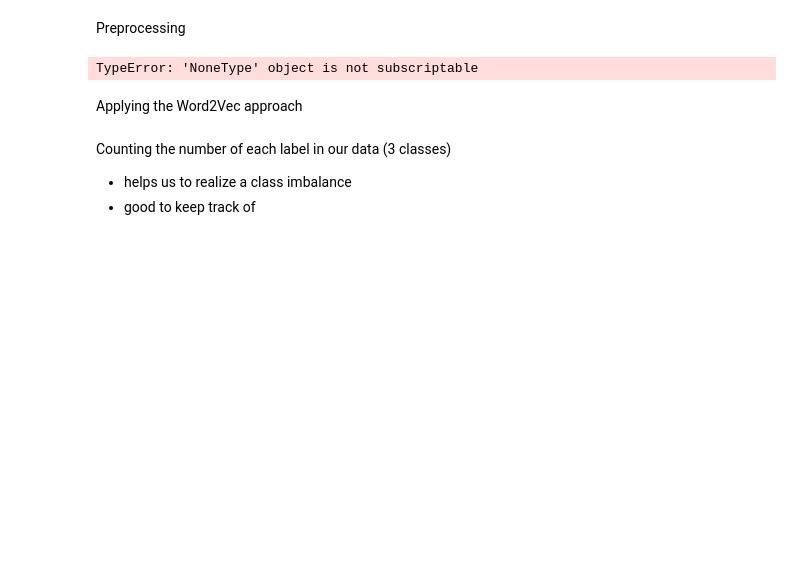
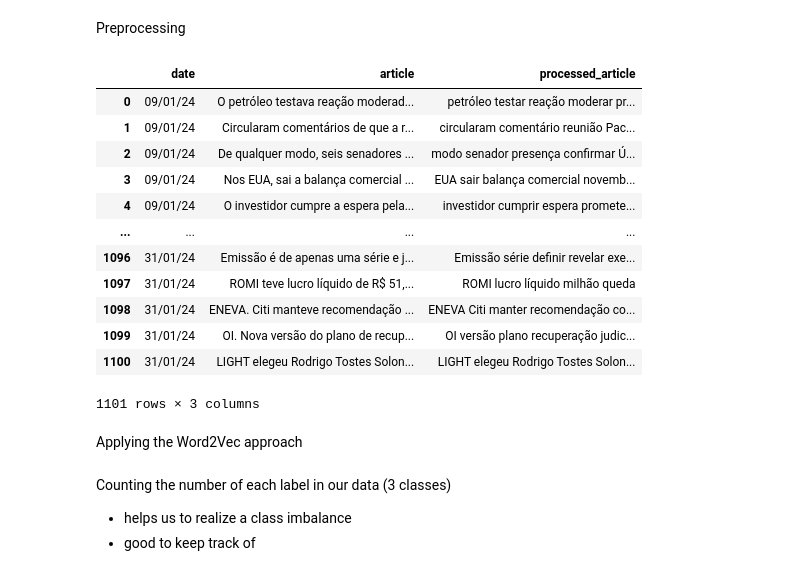
Before and after one commit to CZ-ZL/FX-Market-Sentiment-Analysis, a Jupyter notebook: notebooks/pipeline.ipynb, the cells around one changed output. Saved outputs shown, nothing was run; the diff lists cells and outputs as text; code cells hidden in the pictures; blank space fills up the shorter version.

```diff
--- a/notebooks/pipeline.ipynb
+++ b/notebooks/pipeline.ipynb
@@ -111,26 +103,38 @@ Preprocessing
 # %%
 import spacy
 
 # spacy PT model
 nlp = spacy.load('pt_core_news_sm')
 
 #preprocessing
 def preprocess_text_spacy(text):
     doc = nlp(text)
 
     # lemmatization and stopwords removal
     tokens = [token.lemma_ for token in doc if not token.is_stop and token.is_alpha]
 
     #tokens back to 1 string
     return ' '.join(tokens)
 
 # preprocess ALL articles in df (the file)
 df_articles['processed_article'] = df_articles['article'].apply(preprocess_text_spacy)
 
 # Display the processed articles
-display(df_articles[['date', 'processed_article']])
+display(df_articles)
 # %% [output]
+|  | date | article | processed_article |
+| 0 | 09/01/24 | O petróleo testava reação moderad... | petróleo testar reação moderar pr... |
+| 1 | 09/01/24 | Circularam comentários de que a r... | circularam comentário reunião Pac... |
+| 2 | 09/01/24 | De qualquer modo, seis senadores ... | modo senador presença confirmar Ú... |
+| 3 | 09/01/24 | Nos EUA, sai a balança comercial ... | EUA sair balança comercial novemb... |
+| 4 | 09/01/24 | O investidor cumpre a espera pela... | investidor cumprir espera promete... |
+| ... | ... | ... | ... |
+| 1096 | 31/01/24 | Emissão é de apenas uma série e j... | Emissão série definir revelar exe... |
+| 1097 | 31/01/24 | ROMI teve lucro líquido de R$ 51,... | ROMI lucro líquido milhão queda |
+| 1098 | 31/01/24 | ENEVA. Citi manteve recomendação ... | ENEVA Citi manter recomendação co... |
+| 1099 | 31/01/24 | OI. Nova versão do plano de recup... | OI versão plano recuperação judic... |
+| 1100 | 31/01/24 | LIGHT elegeu Rodrigo Tostes Solon... | LIGHT elegeu Rodrigo Tostes Solon... |
-TypeError: 'NoneType' object is not subscriptable
+1101 rows × 3 columns
 # %% [markdown]
 Applying the Word2Vec approach
 # %%
```
Also changed, not shown: parts of 4 cells of this notebook.
